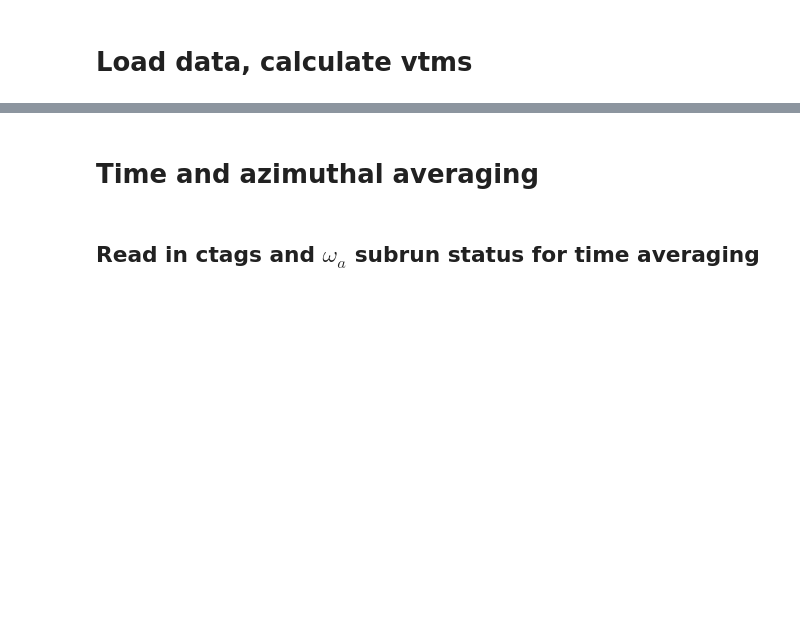
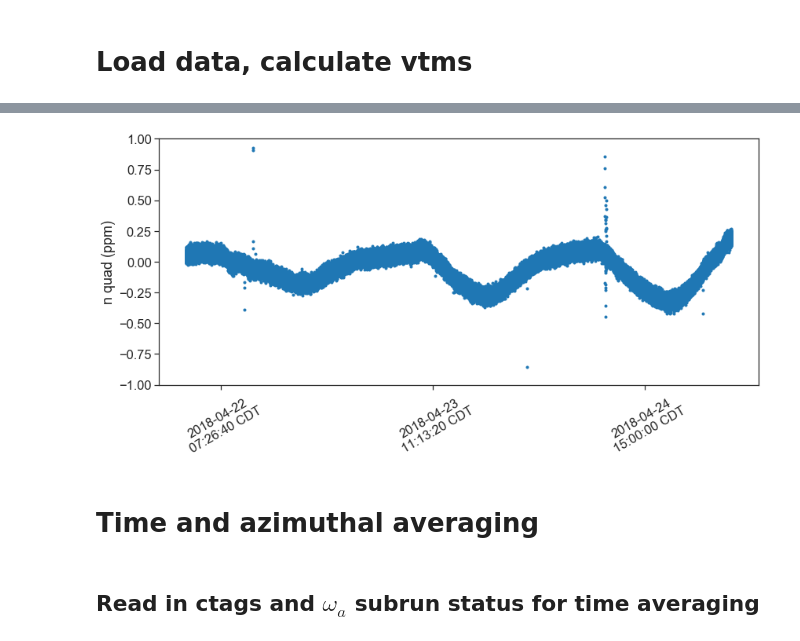
Before and after one commit to aetb/trfp, a Jupyter notebook: 60hr_analysis_NEW.ipynb, the cells around one changed output, grey strips where cells are left out. Saved outputs shown, nothing was run; the diff lists cells and outputs as text; code cells hidden in the pictures; blank space fills up the shorter version.

```diff
--- a/60hr_analysis_NEW.ipynb
+++ b/60hr_analysis_NEW.ipynb
@@ -20,6 +26,6 @@ import helper_function_candidates as helper_old
 # Load data, calculate vtms
 # %%
 %%time
-fp_interp_df = helper.root_to_pandas(range(3959,3995), prefix='v9_20_00/FieldPlainRootOutput_', tr_run=False)
-tr_interp_df_1 = helper.root_to_pandas([3956], prefix='v9_20_00/FieldPlainRootOutput_', tr_run=True)
-tr_interp_df_2 = helper.root_to_pandas([3997], prefix='v9_20_00/FieldPlainRootOutput_', tr_run=True)
+fp_interp_df = helper.root_to_pandas(range(3959,3995), prefix='data1/newg2/DataProduction/Offline/ArtTFSDir/v9_20_00/FieldPlainRootOutput_', tr_run=False)
+tr_interp_df_1 = helper.root_to_pandas([3956], prefix='data1/newg2/DataProduction/Offline/ArtTFSDir/v9_20_00/FieldPlainRootOutput_', tr_run=True)
+tr_interp_df_2 = helper.root_to_pandas([3997], prefix='data1/newg2/DataProduction/Offline/ArtTFSDir/v9_20_00/FieldPlainRootOutput_', tr_run=True)
@@ -45,3 +79,29 @@ vtm_df = helper.vtm_calc(fp_moment_df,
+# %%
+azi_avg_df = pd.DataFrame(np.zeros((vtm_df.shape[0],6)),
+                         index = vtm_df.index,
+                         columns = ['m' + str(m) for m in np.arange(6)+1])
+
+for m in range(5):
+    weight = (summed_azimuth_1[:, m] + summed_azimuth_2[:, m])
+    total_weight = np.nansum(weight)
+    stm_list = ['st'+str(st)+',m'+str(m+1) for st in np.arange(72)]
+    azi_avg_df['m'+str(m+1)] = vtm_df[stm_list].multiply(weight).sum(axis=1)/total_weight
+print_df = azi_avg_df[['m1','m2','m3','m5']].copy()/61.79
+# %%
+plt.plot(print_df.index.values, print_df['m2'], '.')
+# plt.xlim((1528650000, 1529000000))
+# plt.ylim(840,843)
+plt.ylim(-1,1)
+ax = plt.gca()
+fig = plt.gcf()
+
+ax.set_ylabel('n quad (ppm)')
+plt2.plt_unix_time_to_CST(ax)
+
+fig.set_size_inches(12,6)
+fig.tight_layout()
+# %% [output]
+[figure, added]
 # %% [markdown]
 # Time and azimuthal averaging
 # %% [markdown]
```
Also changed, not shown: parts of 27 cells of this notebook, 11 other files.
